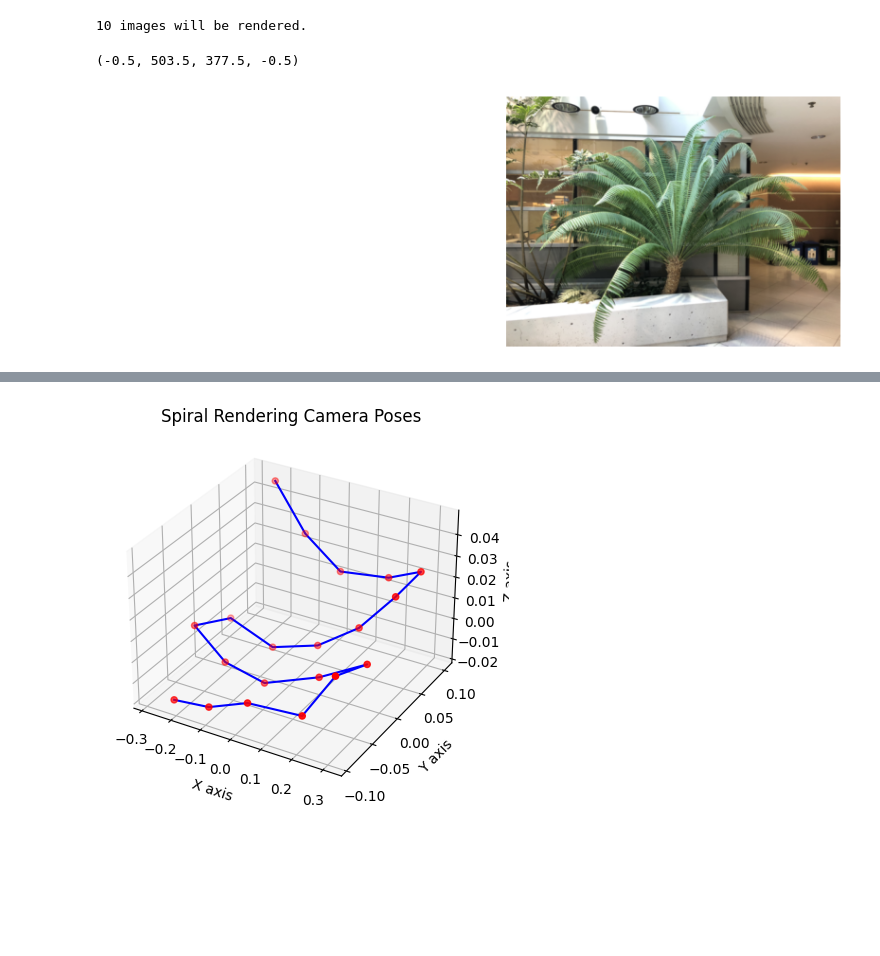
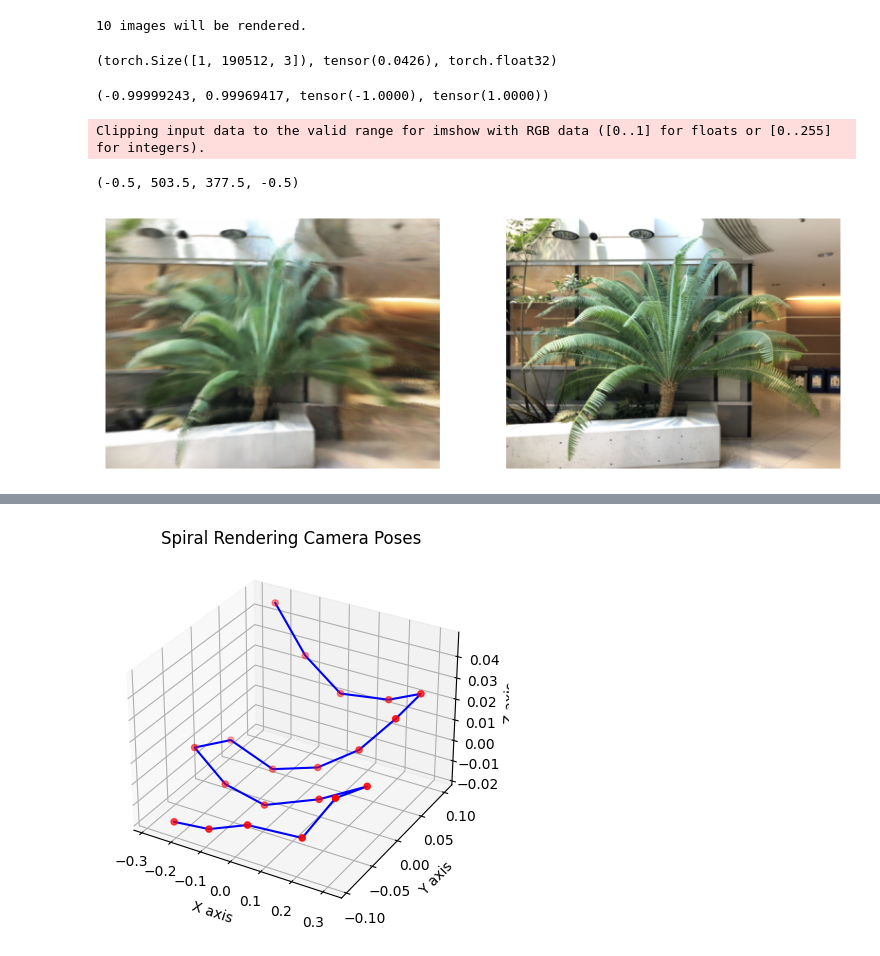
Before and after one commit to kjae0/NeRF-Zoo, a Jupyter notebook: src/test.ipynb, the cells around one changed output, grey strips where cells are left out. Saved outputs shown, nothing was run; the diff lists cells and outputs as text; code cells hidden in the pictures; blank space fills up the shorter version.

```diff
--- a/src/test.ipynb
+++ b/src/test.ipynb
@@ -37,26 +37,33 @@ out = model.render_spiral(dset, batch_size=8192, n_views=10, render_train=False)
 # %% [output]
 10 images will be rendered.
 # %%
-out[0].shape, out[0].min()
+out[0].shape, out[0].min(), out[0].dtype
+# %% [output]
+(torch.Size([1, 190512, 3]), tensor(0.0426), torch.float32)
+# %%
+sp[:, :3, :4].min(), sp[:, :3, :4].max(), dset.poses.min(), dset.poses.max()
+# %% [output]
+(-0.99999243, 0.99969417, tensor(-1.0000), tensor(1.0000))
 # %%
 import matplotlib.pyplot as plt
 
 H, W = dset.get_H(), dset.get_W()
 
-idx = 2
+idx = 4
 
 sample = out[idx].view(-1, H, W, 3)
 
 plt.figure(figsize=(10, 5))
 plt.subplot(121)
 plt.imshow(sample[0])
 plt.axis("off")
 plt.subplot(122)
 plt.imshow(dset.images[idx].permute(1, 2, 0))
 plt.axis("off")
 # %% [output]
-(-0.5, 503.5, 377.5, -0.5)
+Clipping input data to the valid range for imshow with RGB data ([0..1] for floats or [0..255] for integers).
+(-0.5, 503.5, 377.5, -0.5)
-[figure, old version]
+[figure, new version]
 # %%
 import numpy as np
 import matplotlib.pyplot as plt
```
Also changed, not shown: parts of 6 cells of this notebook, 5 other files.
